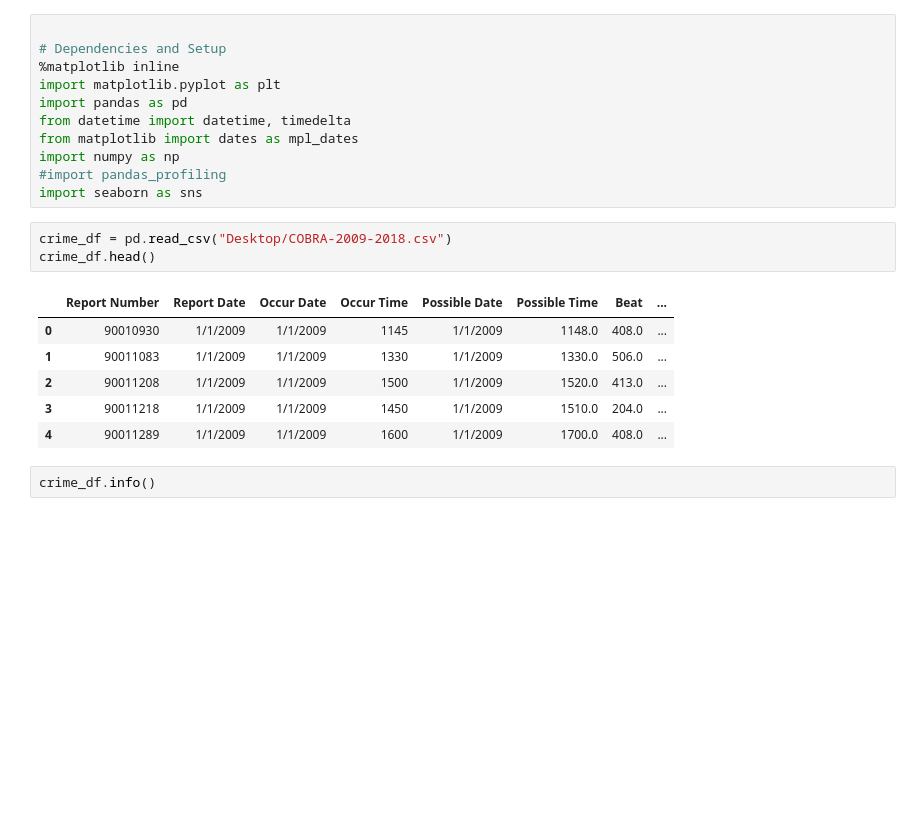
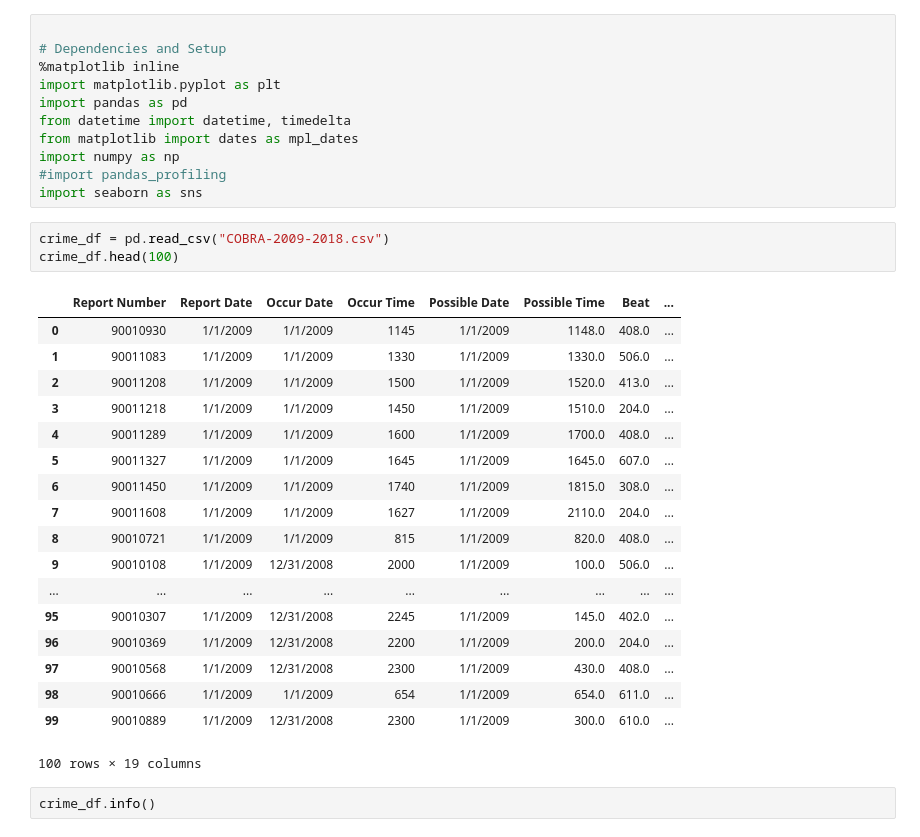
Before and after one commit to tushmakster/Atlanta_crimes, a Jupyter notebook: Javier/project 1.ipynb, the cells around one changed output. Drawn from its saved outputs; the diff is of its cells as text; blank space fills up the shorter version.

```diff
--- a/Javier/project 1.ipynb
+++ b/Javier/project 1.ipynb
@@ -10,15 +10,27 @@ import numpy as np
 #import pandas_profiling
 import seaborn as sns
 # %%
-crime_df = pd.read_csv("Desktop/COBRA-2009-2018.csv")
-crime_df.head()
+crime_df = pd.read_csv("COBRA-2009-2018.csv")
+crime_df.head(100)
 # %% [output]
 |  | Report Number | Report Date | Occur Date | Occur Time | Possible Date | Possible Time | Beat | ... |
 | 0 | 90010930 | 1/1/2009 | 1/1/2009 | 1145 | 1/1/2009 | 1148.0 | 408.0 | ... |
 | 1 | 90011083 | 1/1/2009 | 1/1/2009 | 1330 | 1/1/2009 | 1330.0 | 506.0 | ... |
 | 2 | 90011208 | 1/1/2009 | 1/1/2009 | 1500 | 1/1/2009 | 1520.0 | 413.0 | ... |
 | 3 | 90011218 | 1/1/2009 | 1/1/2009 | 1450 | 1/1/2009 | 1510.0 | 204.0 | ... |
 | 4 | 90011289 | 1/1/2009 | 1/1/2009 | 1600 | 1/1/2009 | 1700.0 | 408.0 | ... |
+| 5 | 90011327 | 1/1/2009 | 1/1/2009 | 1645 | 1/1/2009 | 1645.0 | 607.0 | ... |
+| 6 | 90011450 | 1/1/2009 | 1/1/2009 | 1740 | 1/1/2009 | 1815.0 | 308.0 | ... |
+| 7 | 90011608 | 1/1/2009 | 1/1/2009 | 1627 | 1/1/2009 | 2110.0 | 204.0 | ... |
+| 8 | 90010721 | 1/1/2009 | 1/1/2009 | 815 | 1/1/2009 | 820.0 | 408.0 | ... |
+| 9 | 90010108 | 1/1/2009 | 12/31/2008 | 2000 | 1/1/2009 | 100.0 | 506.0 | ... |
+| ... | ... | ... | ... | ... | ... | ... | ... | ... |
+| 95 | 90010307 | 1/1/2009 | 12/31/2008 | 2245 | 1/1/2009 | 145.0 | 402.0 | ... |
+| 96 | 90010369 | 1/1/2009 | 12/31/2008 | 2200 | 1/1/2009 | 200.0 | 204.0 | ... |
+| 97 | 90010568 | 1/1/2009 | 12/31/2008 | 2300 | 1/1/2009 | 430.0 | 408.0 | ... |
+| 98 | 90010666 | 1/1/2009 | 1/1/2009 | 654 | 1/1/2009 | 654.0 | 611.0 | ... |
+| 99 | 90010889 | 1/1/2009 | 12/31/2008 | 2300 | 1/1/2009 | 300.0 | 610.0 | ... |
+100 rows × 19 columns
 # %%
 crime_df.info()
 # %% [output]
```
Also changed, not shown: parts of 13 cells of this notebook.
